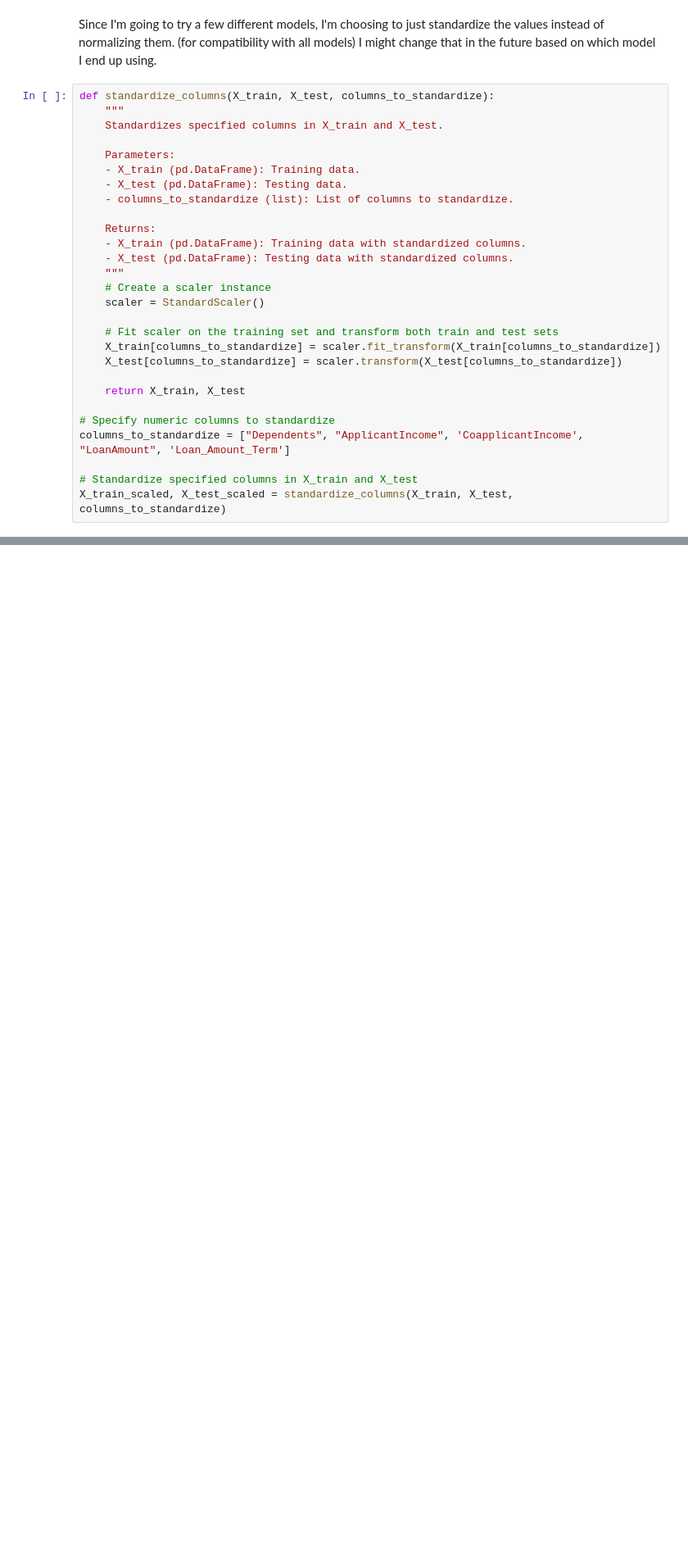
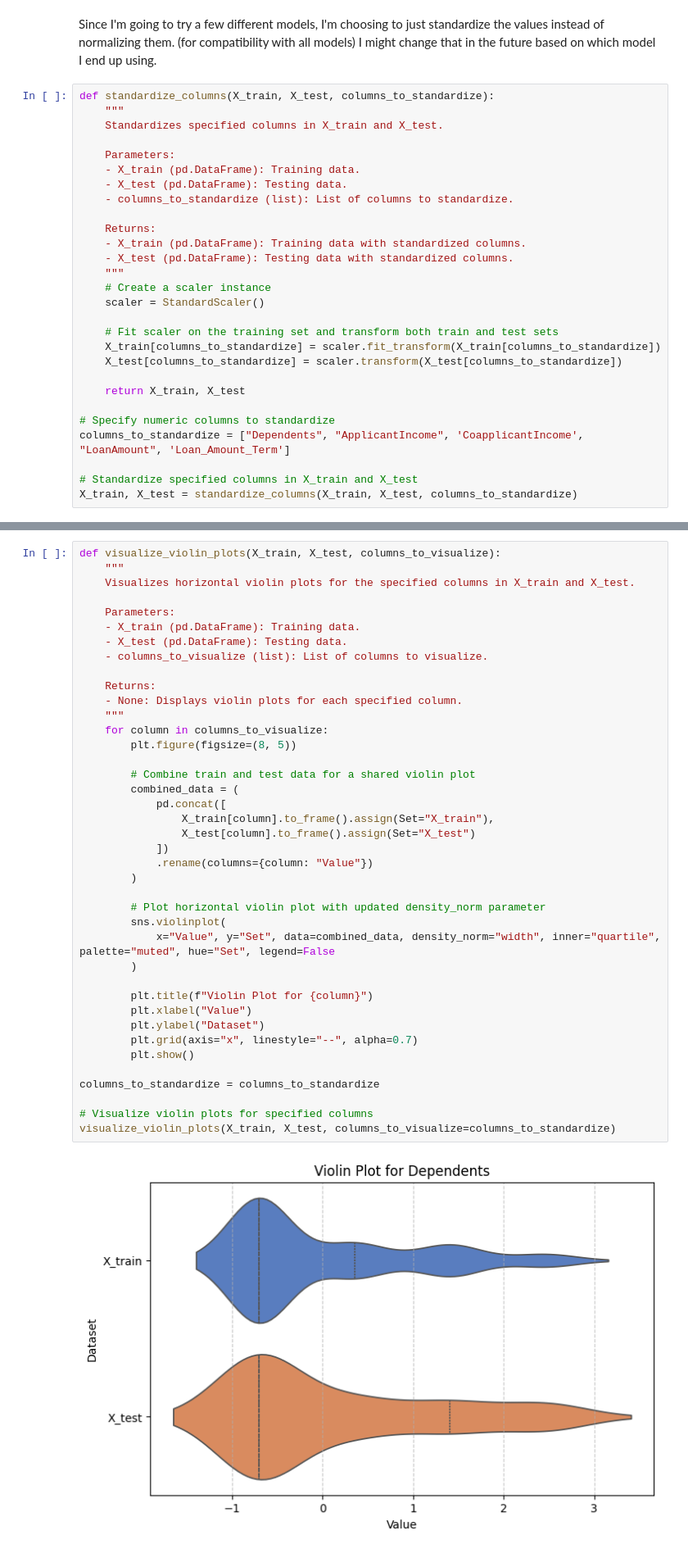
Before and after one commit to TonyVallad/Simplon, a Jupyter notebook: Brief_Prediction_Eligibilite_Credit_Banque/Notebook_Prediction_Eligibilite.ipynb, the cells around one changed output, grey strips where cells are left out. Shown at 82% size. Drawn from its saved outputs; the diff is of its cells as text; blank space fills up the shorter version.

Commit message:
Notebook: GridSearch first implementation + Veille: Corrected display error

```diff
--- a/Brief_Prediction_Eligibilite_Credit_Banque/Notebook_Prediction_Eligibilite.ipynb
+++ b/Brief_Prediction_Eligibilite_Credit_Banque/Notebook_Prediction_Eligibilite.ipynb
@@ -902,7 +902,7 @@ def standardize_columns(X_train, X_test, columns_to_standardize):
 columns_to_standardize = ["Dependents", "ApplicantIncome", 'CoapplicantIncome', "LoanAmount", 'Loan_Amount_Term']
 
 # Standardize specified columns in X_train and X_test
-X_train_scaled, X_test_scaled = standardize_columns(X_train, X_test, columns_to_standardize)
+X_train, X_test = standardize_columns(X_train, X_test, columns_to_standardize)
 # %%
 X_train.describe()
 # %% [output]
@@ -915,3 +915,45 @@ X_train.describe()
 | 50% | 1.000000 | 1.000000 | -6.996728e-01 | 1.000000 | 0.000000 | -2.367628e-01 | -3.200053e-01 | ... |
 | 75% | 1.000000 | 1.000000 | 3.525483e-01 | 1.000000 | 0.000000 | 4.183640e-01 | 6.461094e-01 | ... |
 | max | 1.000000 | 1.000000 | 2.456990e+00 | 1.000000 | 1.000000 | 3.341121e+00 | 3.279367e+00 | ... |
+# %%
+def visualize_violin_plots(X_train, X_test, columns_to_visualize):
+    """
+    Visualizes horizontal violin plots for the specified columns in X_train and X_test.
+
+    Parameters:
+    - X_train (pd.DataFrame): Training data.
+    - X_test (pd.DataFrame): Testing data.
+    - columns_to_visualize (list): List of columns to visualize.
+
+    Returns:
+    - None: Displays violin plots for each specified column.
+    """
+    for column in columns_to_visualize:
+        plt.figure(figsize=(8, 5))
+
+        # Combine train and test data for a shared violin plot
+        combined_data = (
+            pd.concat([
+                X_train[column].to_frame().assign(Set="X_train"),
+                X_test[column].to_frame().assign(Set="X_test")
+            ])
+            .rename(columns={column: "Value"})
+        )
+
+        # Plot horizontal violin plot with updated density_norm parameter
+        sns.violinplot(
+            x="Value", y="Set", data=combined_data, density_norm="width", inner="quartile", palette="muted", hue="Set", legend=False
+        )
+
+        plt.title(f"Violin Plot for {column}")
+        plt.xlabel("Value")
+        plt.ylabel("Dataset")
+        plt.grid(axis="x", linestyle="--", alpha=0.7)
+        plt.show()
+
+columns_to_standardize = columns_to_standardize
+
+# Visualize violin plots for specified columns
+visualize_violin_plots(X_train, X_test, columns_to_visualize=columns_to_standardize)
+# %% [output]
+[figure, added]
```
Also changed, not shown: parts of 5 cells of this notebook, 1 other file.
